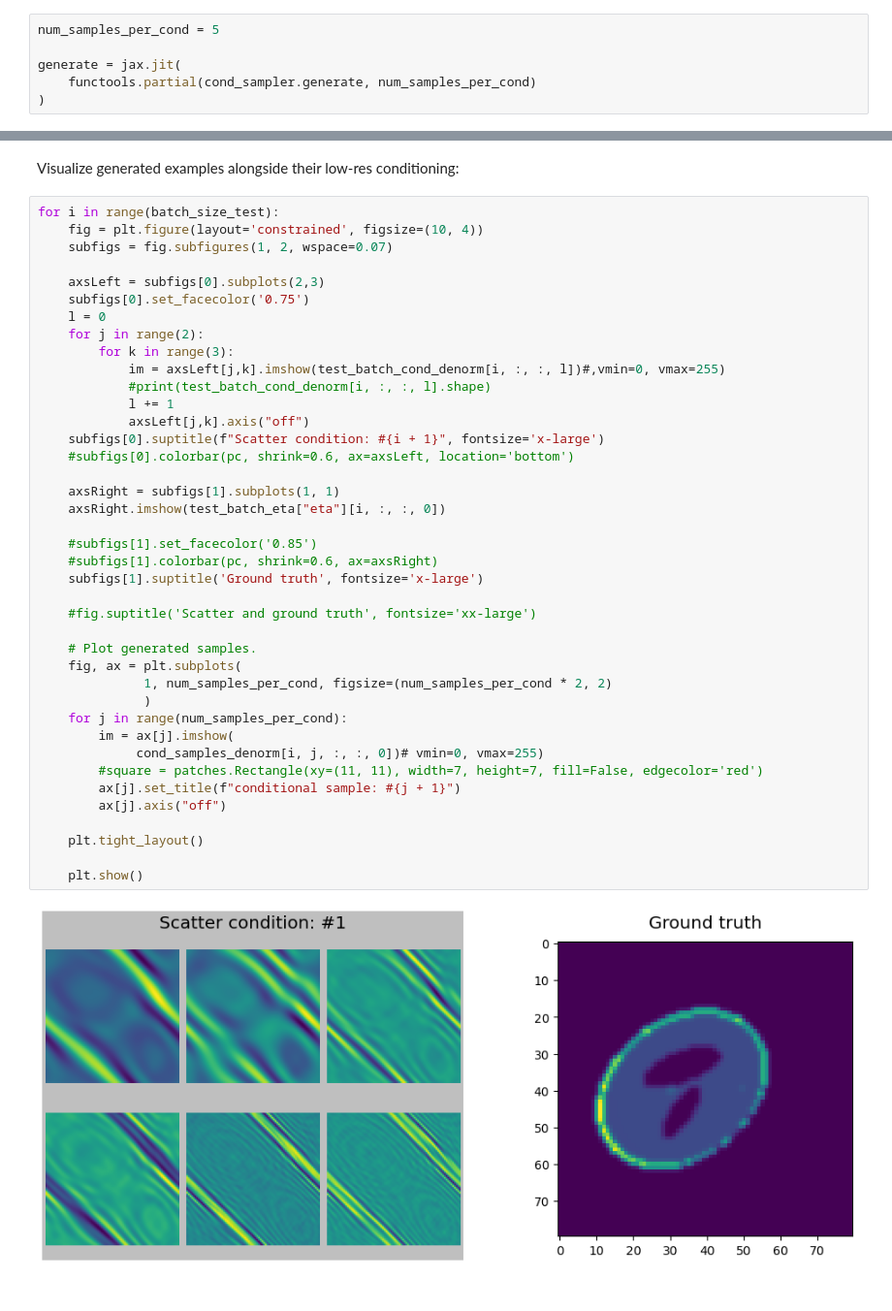
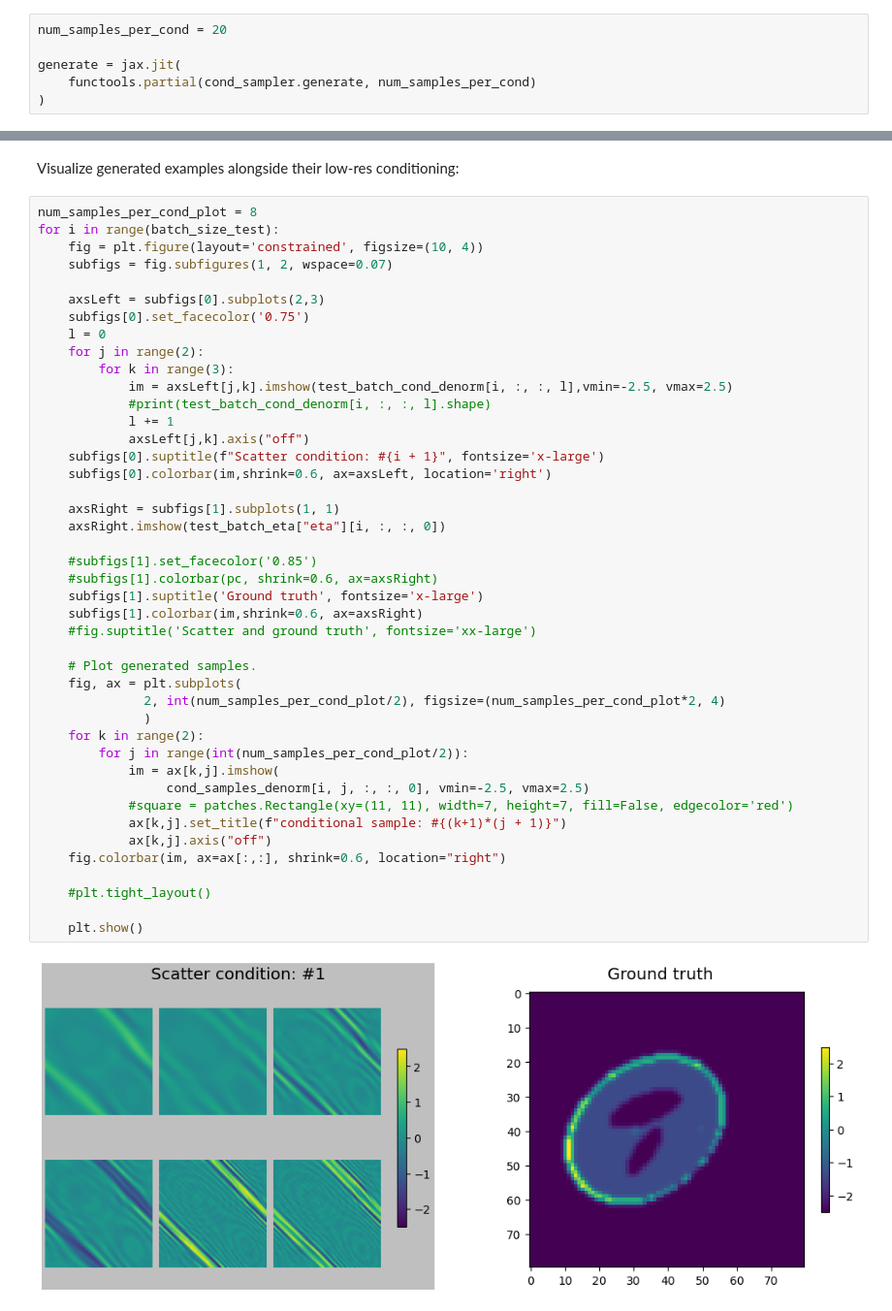
Before and after one commit to maguerrap/Inverse_Scattering, a Jupyter notebook: Notebooks/guided_diffusion_conditional.ipynb, the cells around one changed output, grey strips where cells are left out. Shown at 97% size. Cells and saved outputs as stored; diff of their text form.

Commit message:
add metrics + fixed plotting

```diff
--- a/Notebooks/guided_diffusion_conditional.ipynb
+++ b/Notebooks/guided_diffusion_conditional.ipynb
@@ -265,7 +266,7 @@ cond_sampler = dfn_lib.SdeSampler(
 # %% [markdown]
 We again JIT the generate function for the sake of faster repeated sampling calls. Here we employ `functools.partial` to specify `num_samples=5`, making it easier to vectorize across the batch dimension with `jax.vmap`.
 # %%
-num_samples_per_cond = 5
+num_samples_per_cond = 20
 
 generate = jax.jit(
     functools.partial(cond_sampler.generate, num_samples_per_cond)
@@ -325,44 +329,47 @@ test_batch_eta = next(iter(dataset_test))["truth"]
 # %% [markdown]
 Visualize generated examples alongside their low-res conditioning:
 # %%
+num_samples_per_cond_plot = 8
 for i in range(batch_size_test):
     fig = plt.figure(layout='constrained', figsize=(10, 4))
     subfigs = fig.subfigures(1, 2, wspace=0.07)
 
     axsLeft = subfigs[0].subplots(2,3)
     subfigs[0].set_facecolor('0.75')
     l = 0
     for j in range(2):
         for k in range(3):
-            im = axsLeft[j,k].imshow(test_batch_cond_denorm[i, :, :, l])#,vmin=0, vmax=255)
+            im = axsLeft[j,k].imshow(test_batch_cond_denorm[i, :, :, l],vmin=-2.5, vmax=2.5)
             #print(test_batch_cond_denorm[i, :, :, l].shape)
             l += 1
             axsLeft[j,k].axis("off")
     subfigs[0].suptitle(f"Scatter condition: #{i + 1}", fontsize='x-large')
-    #subfigs[0].colorbar(pc, shrink=0.6, ax=axsLeft, location='bottom')
+    subfigs[0].colorbar(im,shrink=0.6, ax=axsLeft, location='right')
 
     axsRight = subfigs[1].subplots(1, 1)
     axsRight.imshow(test_batch_eta["eta"][i, :, :, 0])
 
     #subfigs[1].set_facecolor('0.85')
     #subfigs[1].colorbar(pc, shrink=0.6, ax=axsRight)
     subfigs[1].suptitle('Ground truth', fontsize='x-large')
-
+    subfigs[1].colorbar(im,shrink=0.6, ax=axsRight)
     #fig.suptitle('Scatter and ground truth', fontsize='xx-large')
 
     # Plot generated samples.
     fig, ax = plt.subplots(
-              1, num_samples_per_cond, figsize=(num_samples_per_cond * 2, 2)
+              2, int(num_samples_per_cond_plot/2), figsize=(num_samples_per_cond_plot*2, 4)
               )
-    for j in range(num_samples_per_cond):
-        im = ax[j].imshow(
-             cond_samples_denorm[i, j, :, :, 0])# vmin=0, vmax=255)
-        #square = patches.Rectangle(xy=(11, 11), width=7, height=7, fill=False, edgecolor='red')
-        ax[j].set_title(f"conditional sample: #{j + 1}")
-        ax[j].axis("off")
+    for k in range(2):
+        for j in range(int(num_samples_per_cond_plot/2)):
+            im = ax[k,j].imshow(
+                 cond_samples_denorm[i, j, :, :, 0], vmin=-2.5, vmax=2.5)
+            #square = patches.Rectangle(xy=(11, 11), width=7, height=7, fill=False, edgecolor='red')
+            ax[k,j].set_title(f"conditional sample: #{(k+1)*(j + 1)}")
+            ax[k,j].axis("off")
+    fig.colorbar(im, ax=ax[:,:], shrink=0.6, location="right")
 
-    plt.tight_layout()
+    #plt.tight_layout()
 
     plt.show()
 # %% [output]
-[figure, old version]
+[figure, new version]
```
Also changed, not shown: parts of 16 cells of this notebook.
